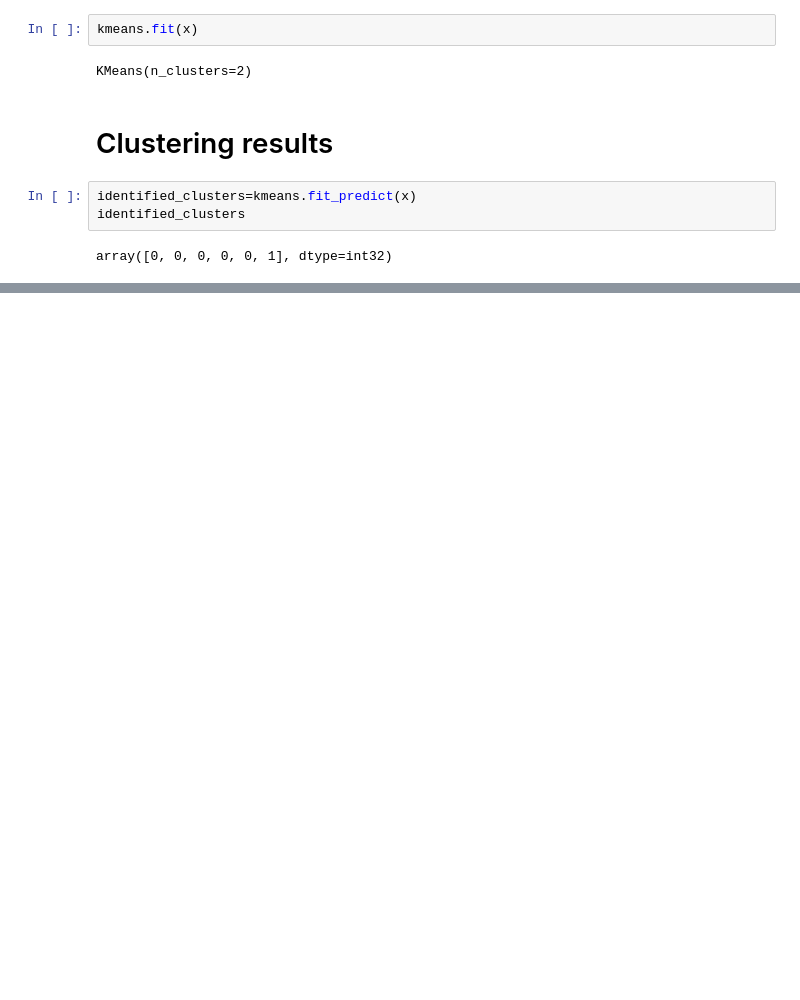
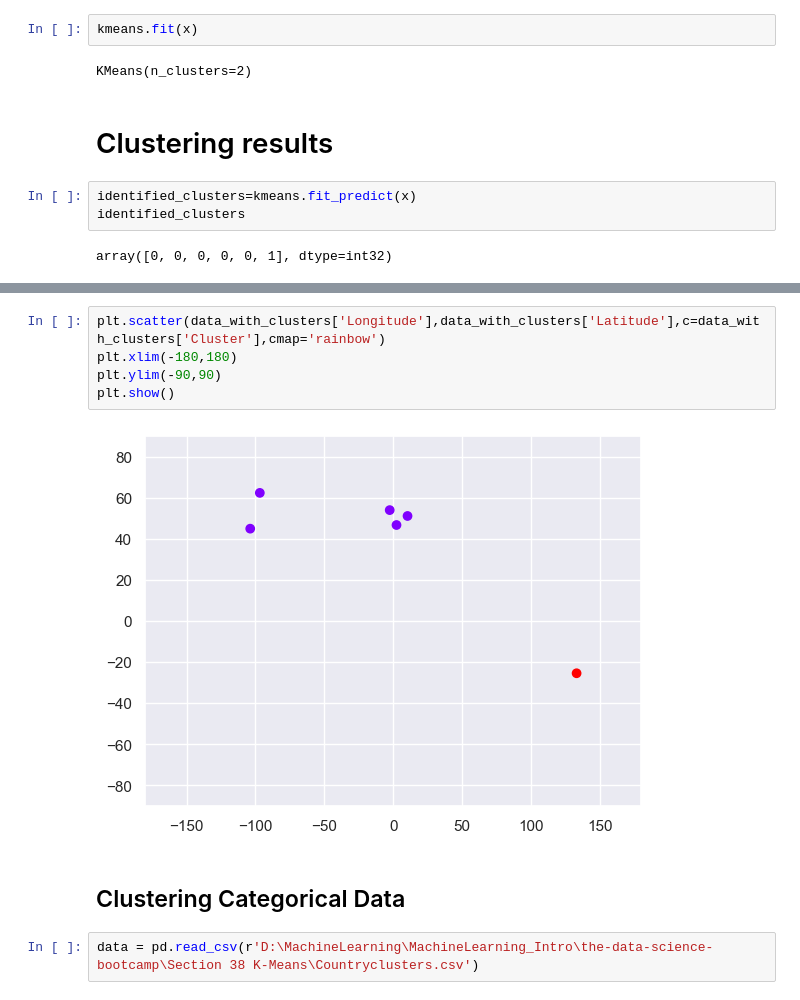
Before and after one commit to meraviverma/MachineLearning_Intro, a Jupyter notebook: the-data-science-bootcamp/Section 38 K-Means/K_MeansClustering.ipynb, the cells around one changed output, grey strips where cells are left out. Saved outputs shown, nothing was run; the diff lists cells and outputs as text; blank space fills up the shorter version.

Commit message:
K Means

```diff
--- a/the-data-science-bootcamp/Section 38 K-Means/K_MeansClustering.ipynb
+++ b/the-data-science-bootcamp/Section 38 K-Means/K_MeansClustering.ipynb
@@ -74,0 +76,11 @@ plt.show()
+# %%
+plt.scatter(data_with_clusters['Longitude'],data_with_clusters['Latitude'],c=data_with_clusters['Cluster'],cmap='rainbow')
+plt.xlim(-180,180)
+plt.ylim(-90,90)
+plt.show()
+# %% [output]
+[figure, added]
+# %% [markdown]
+## Clustering Categorical Data
+# %%
+data = pd.read_csv(r'D:\MachineLearning\MachineLearning_Intro\the-data-science-bootcamp\Section 38 K-Means\Countryclusters.csv')
```
Also changed, not shown: parts of 22 cells of this notebook, 2 other files.
